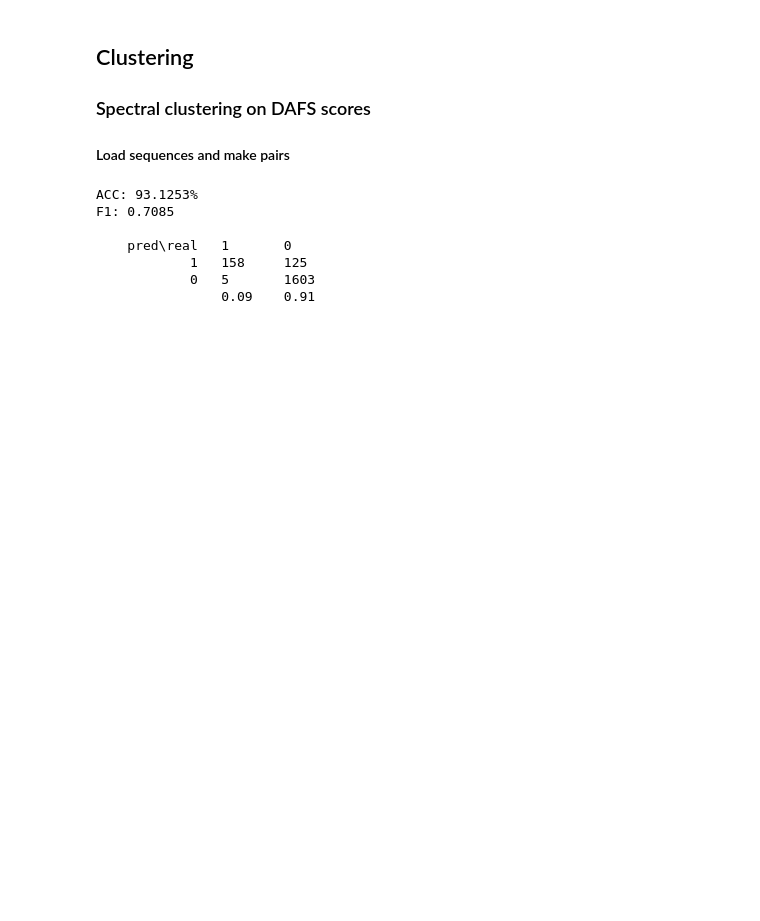
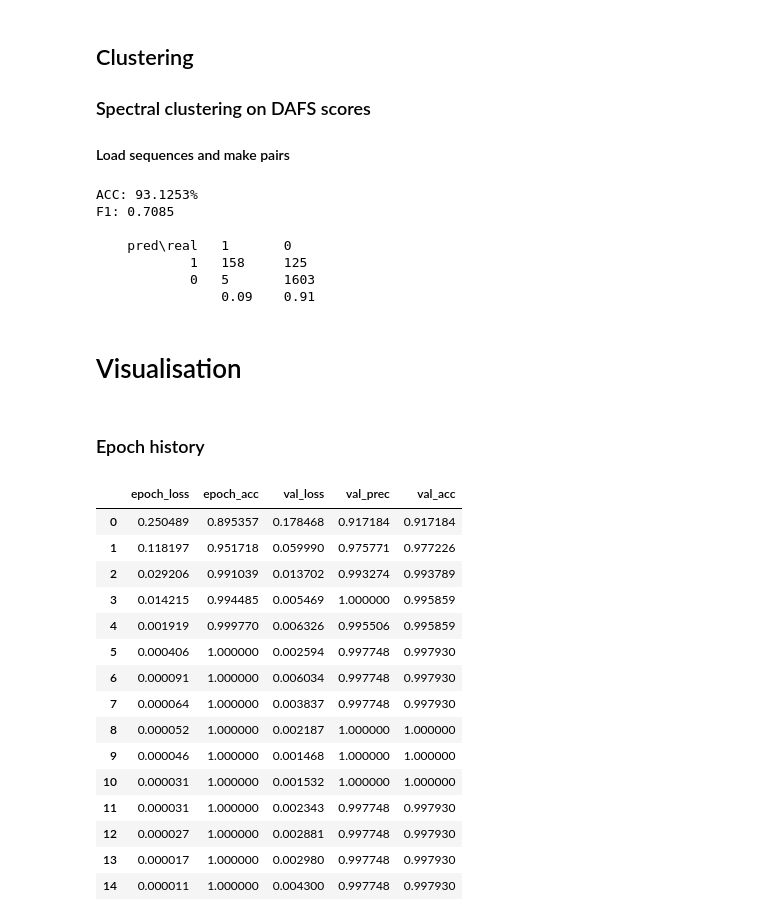
Before and after one commit to Reproducibility-FBB-MSU/Convolutional-neural-networks_ncRNA, a Jupyter notebook: notebooks/CNN_comparison.ipynb, the cells around one changed output. Saved outputs shown, nothing was run; the diff lists cells and outputs as text; code cells hidden in the pictures; blank space fills up the shorter version.

```diff
--- a/notebooks/CNN_comparison.ipynb
+++ b/notebooks/CNN_comparison.ipynb
@@ -339,3 +339,5 @@ F1: 0.7085
             1   158     125
             0   5       1603
                 0.09    0.91
+# %% [markdown]
+# Visualisation
@@ -341,0 +346,22 @@ F1: 0.7085
+# %% [markdown]
+### Epoch history
+# %%
+history = pd.DataFrame({k: dafs_pt_cnn_history[k] for k in dafs_pt_cnn_history if "epoch" in k or "val" in k})
+history
+# %% [output]
+|  | epoch_loss | epoch_acc | val_loss | val_prec | val_acc |
+| 0 | 0.250489 | 0.895357 | 0.178468 | 0.917184 | 0.917184 |
+| 1 | 0.118197 | 0.951718 | 0.059990 | 0.975771 | 0.977226 |
+| 2 | 0.029206 | 0.991039 | 0.013702 | 0.993274 | 0.993789 |
+| 3 | 0.014215 | 0.994485 | 0.005469 | 1.000000 | 0.995859 |
+| 4 | 0.001919 | 0.999770 | 0.006326 | 0.995506 | 0.995859 |
+| 5 | 0.000406 | 1.000000 | 0.002594 | 0.997748 | 0.997930 |
+| 6 | 0.000091 | 1.000000 | 0.006034 | 0.997748 | 0.997930 |
+| 7 | 0.000064 | 1.000000 | 0.003837 | 0.997748 | 0.997930 |
+| 8 | 0.000052 | 1.000000 | 0.002187 | 1.000000 | 1.000000 |
+| 9 | 0.000046 | 1.000000 | 0.001468 | 1.000000 | 1.000000 |
+| 10 | 0.000031 | 1.000000 | 0.001532 | 1.000000 | 1.000000 |
+| 11 | 0.000031 | 1.000000 | 0.002343 | 0.997748 | 0.997930 |
+| 12 | 0.000027 | 1.000000 | 0.002881 | 0.997748 | 0.997930 |
+| 13 | 0.000017 | 1.000000 | 0.002980 | 0.997748 | 0.997930 |
+| 14 | 0.000011 | 1.000000 | 0.004300 | 0.997748 | 0.997930 |
```
Also changed, not shown: parts of 6 cells of this notebook, 1 other file.
